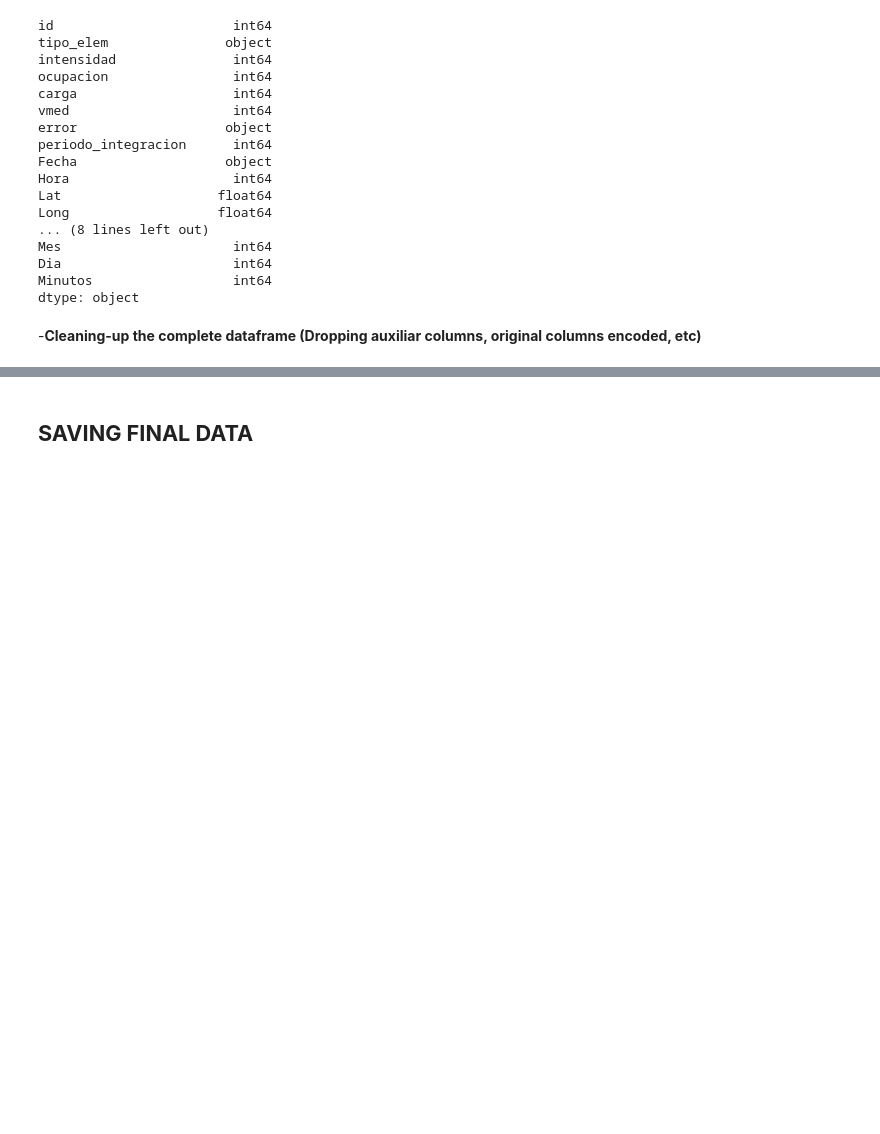
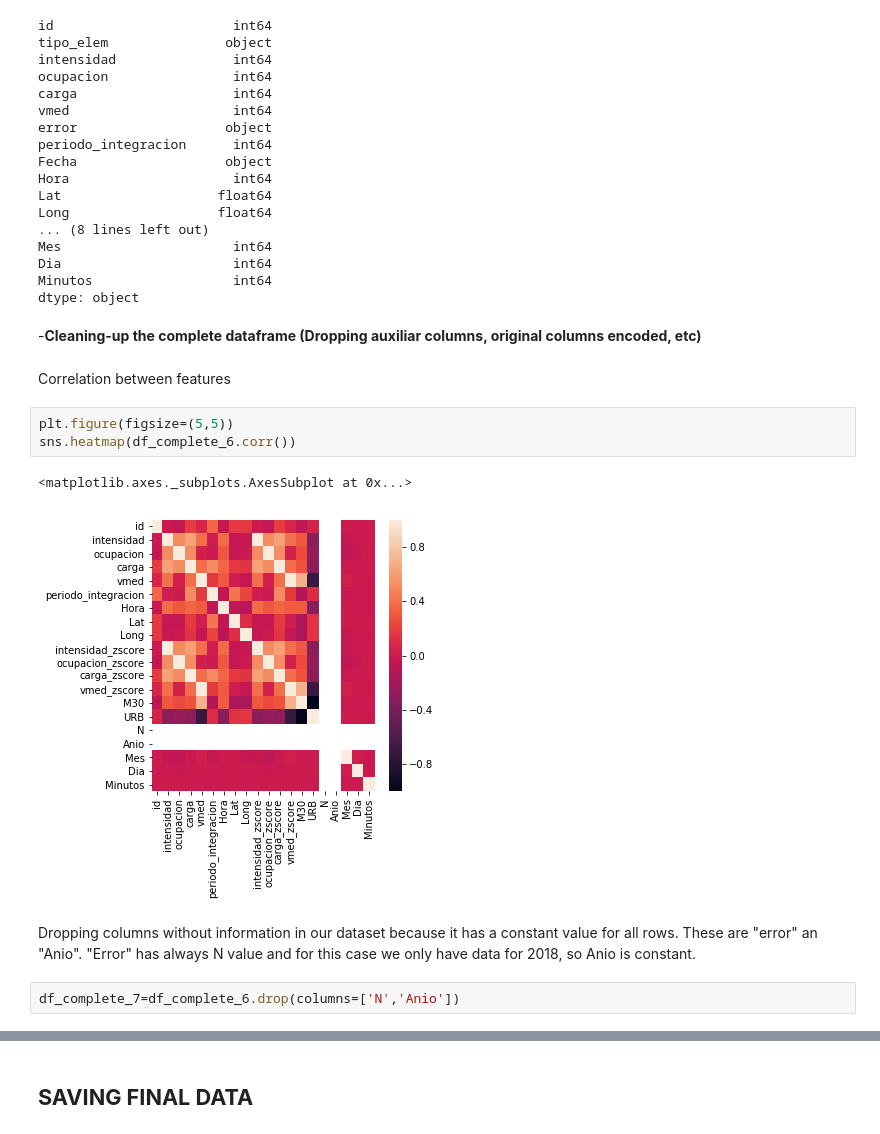
Before and after one commit to antoniobravo05/Data-Science-Master-project, a Jupyter notebook: Data Acquisition and Preparation.ipynb, the cells around one changed output, grey strips where cells are left out. Drawn from its saved outputs; the diff is of its cells as text; blank space fills up the shorter version.

Commit message:
Data Acquisition and Preparation final modifications

```diff
--- a/Data Acquisition and Preparation.ipynb
+++ b/Data Acquisition and Preparation.ipynb
@@ -601,3 +561,16 @@ Minutos                  int64
 dtype: object
 # %% [markdown]
 -**Cleaning-up the complete dataframe (Dropping auxiliar columns, original columns encoded, etc)**
+# %% [markdown]
+Correlation between features
+# %%
+plt.figure(figsize=(5,5))
+sns.heatmap(df_complete_6.corr())
+# %% [output]
+<matplotlib.axes._subplots.AxesSubplot at 0x...>
+[figure, added]
+# %% [markdown]
+Dropping columns without information in our dataset because it has a constant value for all rows.
+These are "error" an "Anio". "Error" has always N value and for this case we only have data for 2018, so Anio is constant.
+# %%
+df_complete_7=df_complete_6.drop(columns=['N','Anio'])
```
Also changed, not shown: parts of 43 cells of this notebook, 1 other file.
